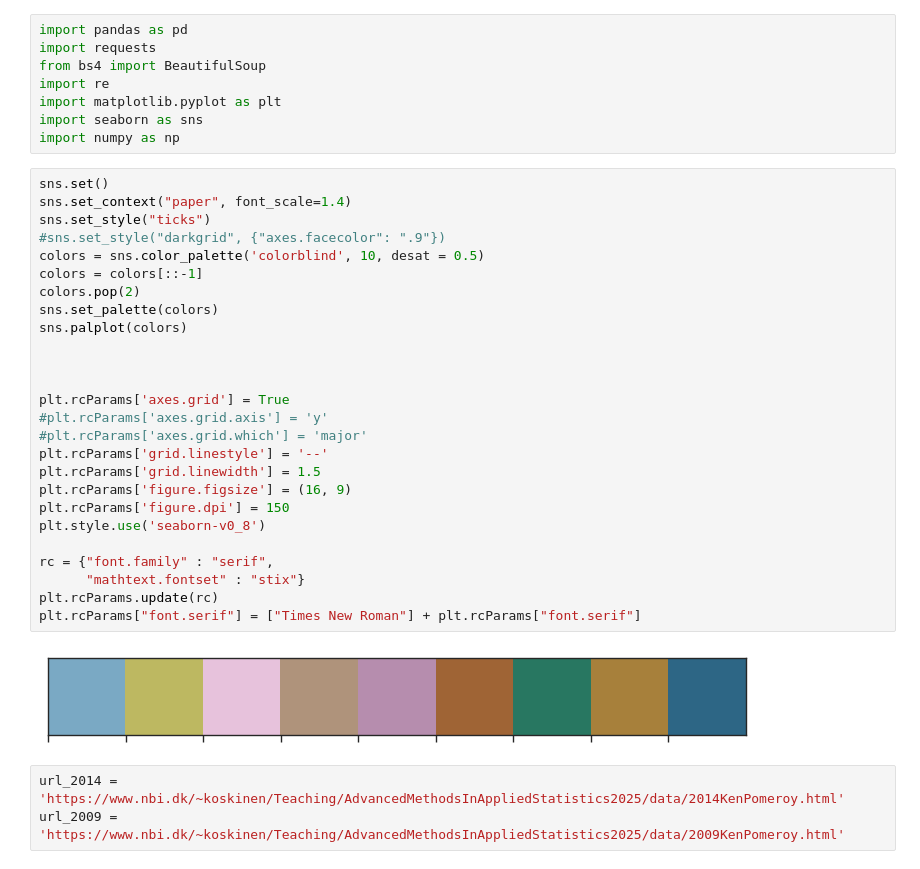
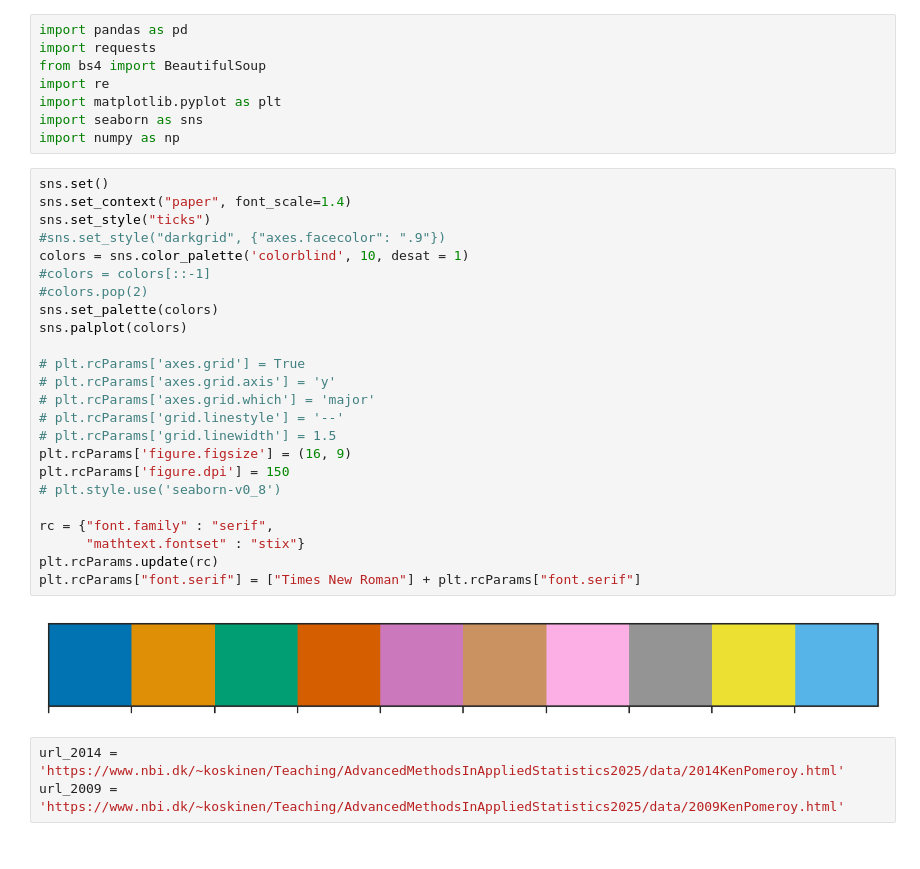
Before and after one commit to nielsdavidsen/AMAS_2025, a Jupyter notebook: Projects/Project_1/Project_1_Niels_Davidsen.ipynb, the cells around one changed output. Cells and saved outputs as stored; diff of their text form.

```diff
--- a/Projects/Project_1/Project_1_Niels_Davidsen.ipynb
+++ b/Projects/Project_1/Project_1_Niels_Davidsen.ipynb
@@ -12,31 +12,29 @@ import numpy as np
 # %%
 sns.set()
 sns.set_context("paper", font_scale=1.4)
 sns.set_style("ticks")
 #sns.set_style("darkgrid", {"axes.facecolor": ".9"})
-colors = sns.color_palette('colorblind', 10, desat = 0.5)
-colors = colors[::-1]
-colors.pop(2)
+colors = sns.color_palette('colorblind', 10, desat = 1)
+#colors = colors[::-1]
+#colors.pop(2)
 sns.set_palette(colors)
 sns.palplot(colors)
 
-
-
-plt.rcParams['axes.grid'] = True
-#plt.rcParams['axes.grid.axis'] = 'y'
-#plt.rcParams['axes.grid.which'] = 'major'
-plt.rcParams['grid.linestyle'] = '--'
-plt.rcParams['grid.linewidth'] = 1.5
+# plt.rcParams['axes.grid'] = True
+# plt.rcParams['axes.grid.axis'] = 'y'
+# plt.rcParams['axes.grid.which'] = 'major'
+# plt.rcParams['grid.linestyle'] = '--'
+# plt.rcParams['grid.linewidth'] = 1.5
 plt.rcParams['figure.figsize'] = (16, 9)
 plt.rcParams['figure.dpi'] = 150
-plt.style.use('seaborn-v0_8')
+# plt.style.use('seaborn-v0_8')
 
 rc = {"font.family" : "serif",
       "mathtext.fontset" : "stix"}
 plt.rcParams.update(rc)
 plt.rcParams["font.serif"] = ["Times New Roman"] + plt.rcParams["font.serif"]
 # %% [output]
-[figure, old version]
+[figure, new version]
 # %%
 url_2014 = 'https://www.nbi.dk/~koskinen/Teaching/AdvancedMethodsInAppliedStatistics2025/data/2014KenPomeroy.html'
 url_2009 = 'https://www.nbi.dk/~koskinen/Teaching/AdvancedMethodsInAppliedStatistics2025/data/2009KenPomeroy.html'
```
Also changed, not shown: parts of 10 cells of this notebook, 3 other files.
